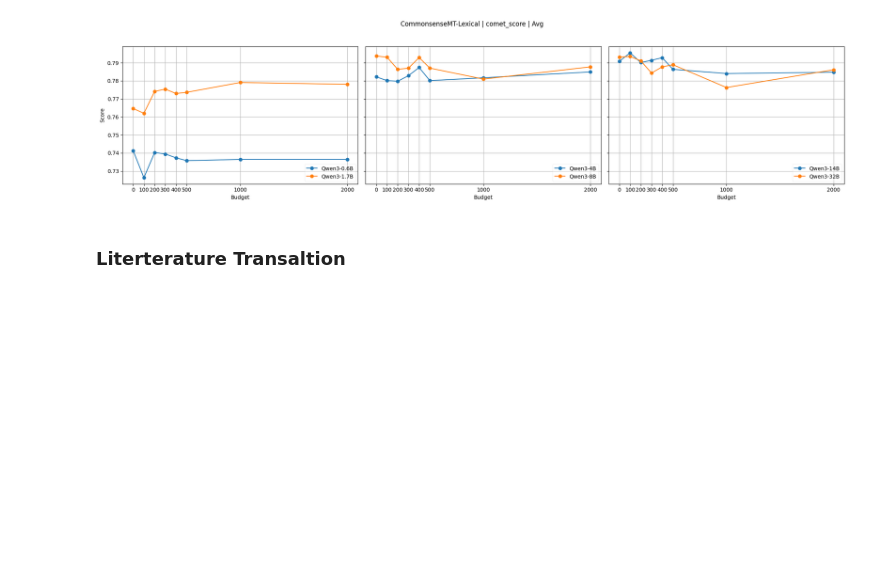
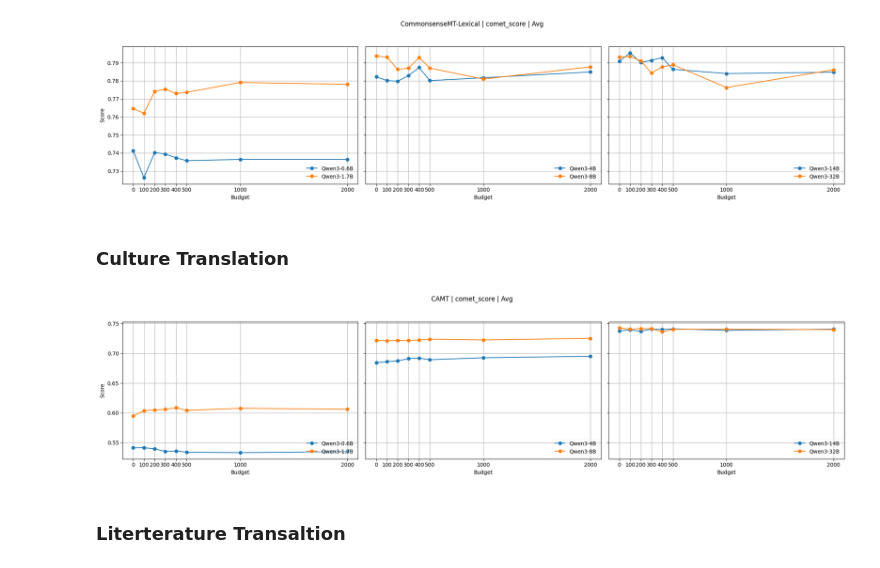
Before and after one commit to ZiHAO-LI-cmd/rm4mt, a Jupyter notebook: rm4mt_eval/analysis/analysis_comet.ipynb, the cells around one changed output. Saved outputs shown, nothing was run; the diff lists cells and outputs as text; code cells hidden in the pictures; blank space fills up the shorter version.

Commit message:
Update analysis notebooks with execution count adjustments, new references, and added culture translation section; introduce analysis_wait notebook for additional metrics and visualizations.

```diff
--- a/rm4mt_eval/analysis/analysis_comet.ipynb
+++ b/rm4mt_eval/analysis/analysis_comet.ipynb
@@ -297,6 +297,24 @@ plot_models_groups_side_by_side(
 )
 # %% [output]
 [figure]
+# %% [markdown]
+### Culture Translation
+# %%
+plot_models_groups_side_by_side(
+    dfs_by_metric['comet_score'],
+    task='CAMT',
+    metric='comet_score',
+    lang_pair='Avg',
+    model_groups=[
+        ['Qwen3-0.6B', 'Qwen3-1.7B'],
+        ['Qwen3-4B', 'Qwen3-8B'],
+        ['Qwen3-14B', 'Qwen3-32B'],
+    ],
+    budget_ticks=[0, 100, 200, 300, 400, 500, 1000, 2000],
+    figsize=(20, 5)
+)
+# %% [output]
+[figure, added]
 # %% [markdown]
 ### Literterature Transaltion
 # %%
```
Also changed, not shown: parts of 2 cells of this notebook, 4 other files.
